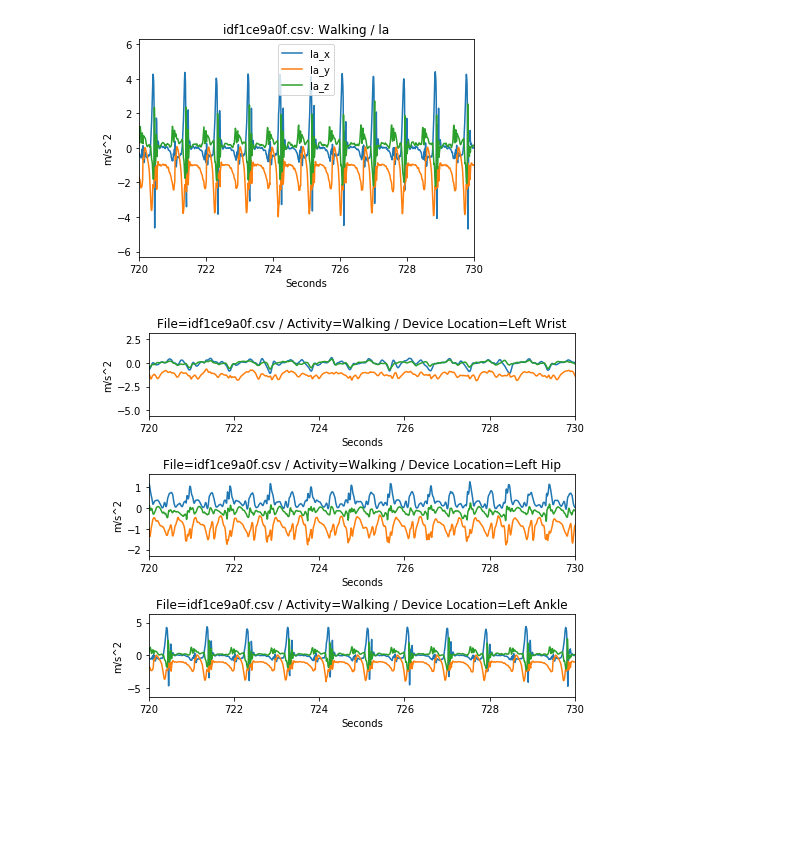
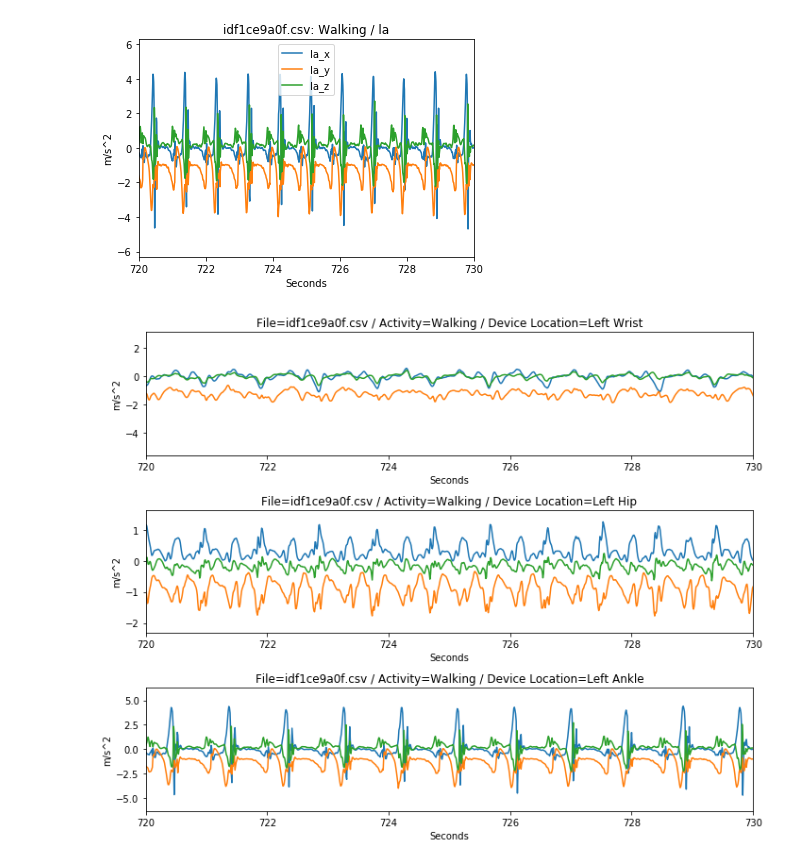
Before and after one commit to rkevinchao/walking_detection, a Jupyter notebook: source/01_data_understanding.ipynb, the cells around one changed output. Saved outputs shown, nothing was run; the diff lists cells and outputs as text; code cells hidden in the pictures; blank space fills up the shorter version.

```diff
--- a/source/01_data_understanding.ipynb
+++ b/source/01_data_understanding.ipynb
@@ -220,32 +220,32 @@ def plot_zoomin(file_id, df, activity, device_location):
 
 # Begin to plot Walking activity observed from three locations:
 file_id = 0          # load the first CSV file
 file_id, df = load_data(file_id)
 
 activity = 1         # plot Activity=1 (Walking)
 plot_zoomin == True  # Plot Zoom-in or not
 t0 = 720             # Define t_begin of the zoom-in
 t1 = 730             # Define t_end of the zoom-in
 
-plt.figure(figsize=(7,6))
+plt.figure(figsize=(10,8))
 
 plt.subplot(311)
 device_location = 'lw'
 plot_zoomin(file_id, df, activity, device_location)
 if plot_zoomin:
     plt.xlim(t0, t1)
 plt.subplot(312)
 device_location = 'lh'
 plot_zoomin(file_id, df, activity, device_location)
 if plot_zoomin:
     plt.xlim(t0, t1)
 
 plt.subplot(313)
 device_location = 'la'
 plot_zoomin(file_id, df, activity, device_location)
 if plot_zoomin:
     plt.xlim(t0, t1)
 
 plt.tight_layout()
 # %% [output]
-[figure, old version]
+[figure, new version]
```
